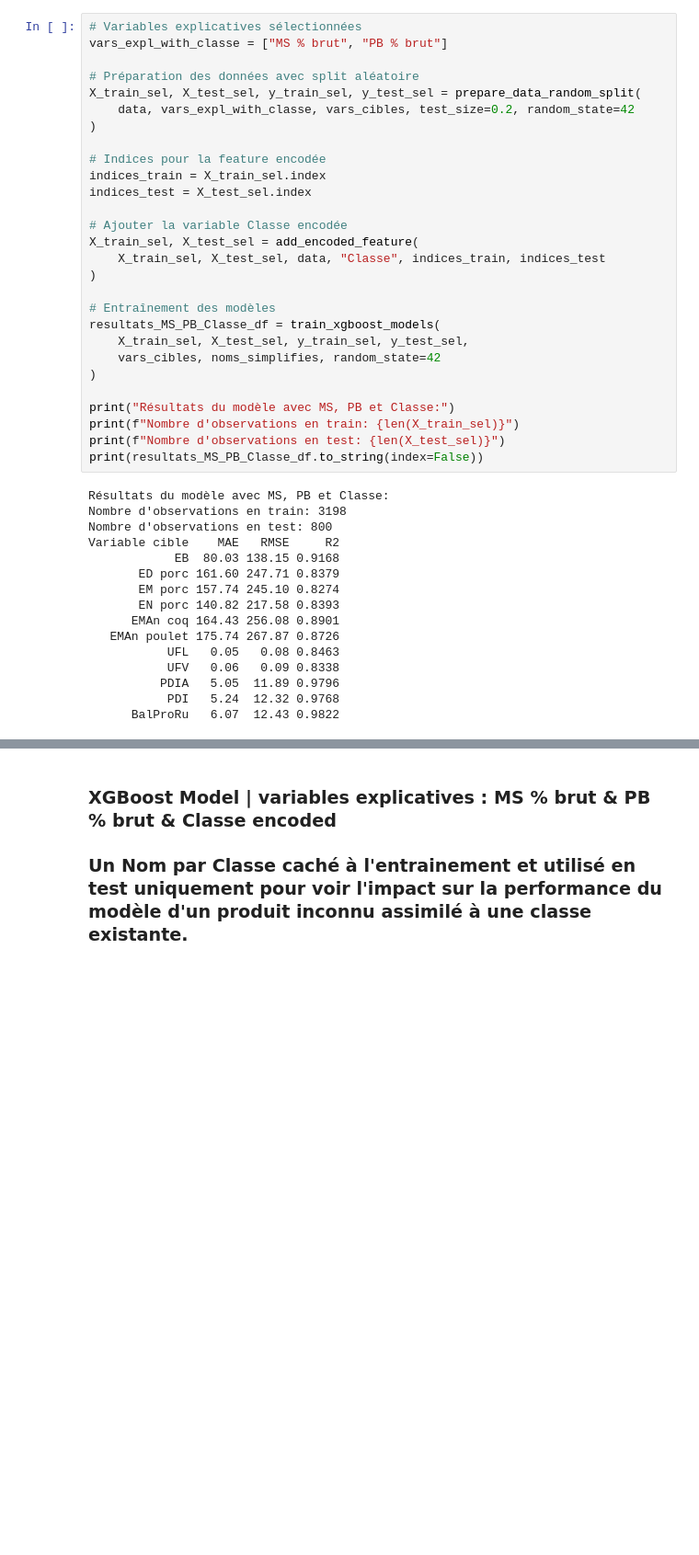
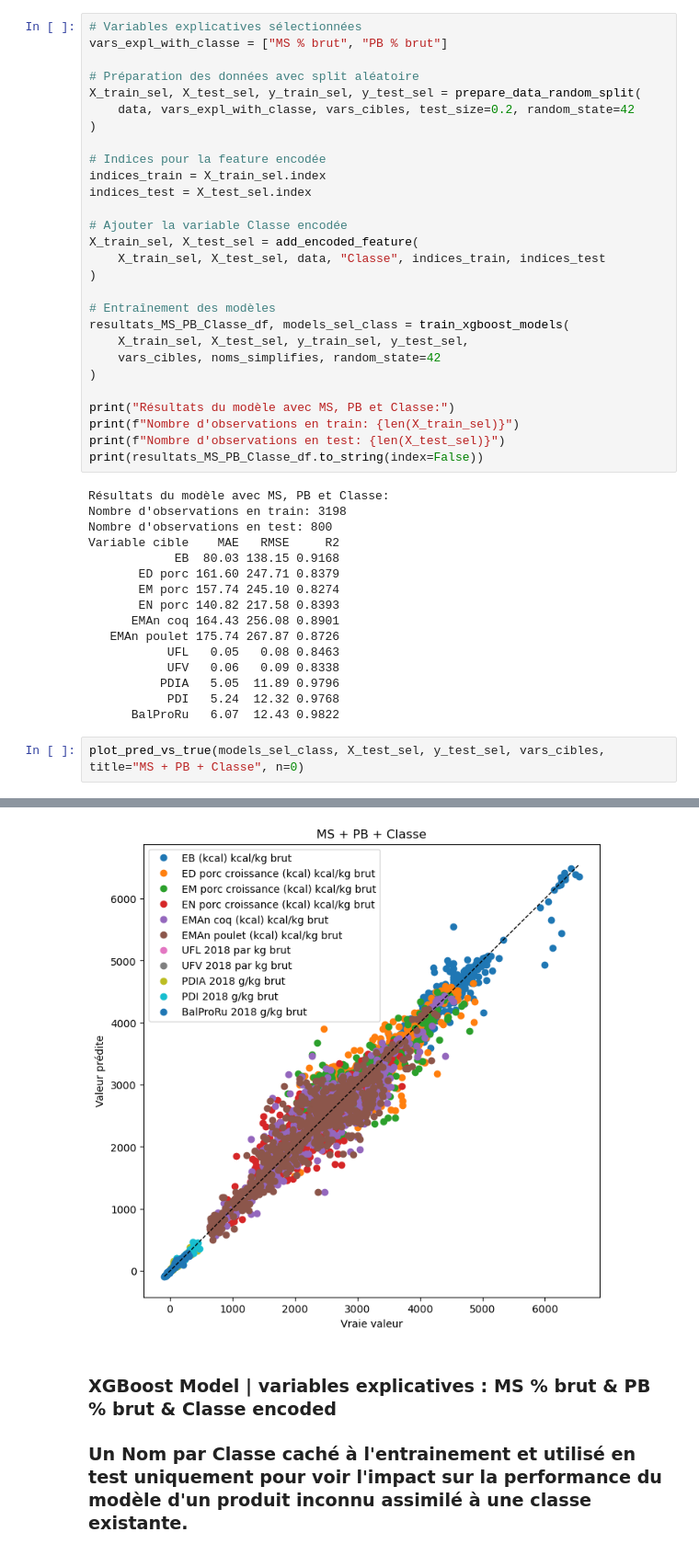
Before and after one commit to PJGouze/projet_fil_rouge, a Jupyter notebook: Regressor_Deux/test_preliminaire.ipynb, the cells around one changed output, grey strips where cells are left out. Shown at 92% size. Saved outputs shown, nothing was run; the diff lists cells and outputs as text; blank space fills up the shorter version.

```diff
--- a/Regressor_Deux/test_preliminaire.ipynb
+++ b/Regressor_Deux/test_preliminaire.ipynb
@@ -329,7 +397,7 @@ X_train_sel, X_test_sel = add_encoded_feature(
 )
 
 # Entraînement des modèles
-resultats_MS_PB_Classe_df = train_xgboost_models(
+resultats_MS_PB_Classe_df, models_sel_class = train_xgboost_models(
     X_train_sel, X_test_sel, y_train_sel, y_test_sel,
     vars_cibles, noms_simplifies, random_state=42
 )
@@ -354,3 +422,6 @@ Variable cible    MAE   RMSE     R2
           PDIA   5.05  11.89 0.9796
            PDI   5.24  12.32 0.9768
       BalProRu   6.07  12.43 0.9822
+# %%
+plot_pred_vs_true(models_sel_class, X_test_sel, y_test_sel, vars_cibles, title="MS + PB + Classe", n=0)
+# %% [output]
@@ -357,3 +440,4 @@ Variable cible    MAE   RMSE     R2
+[figure, added]
 # %% [markdown]
 ### XGBoost Model | variables explicatives : MS % brut & PB % brut & Classe encoded
 ### Un Nom par Classe caché à l'entrainement et utilisé en test uniquement pour voir l'impact sur la performance du modèle d'un produit inconnu assimilé à une classe existante.
```
Also changed, not shown: parts of 14 cells of this notebook.
